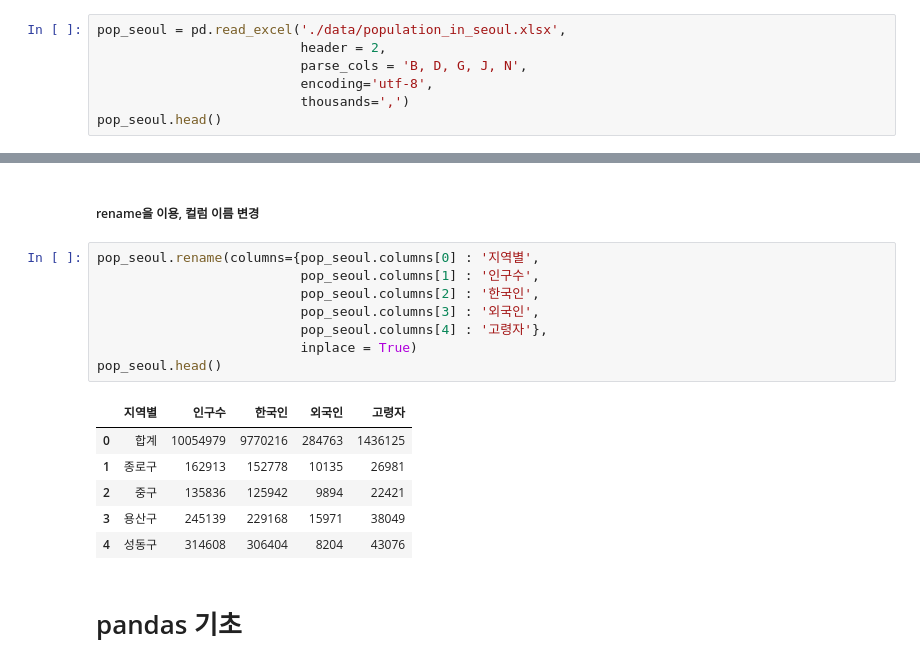
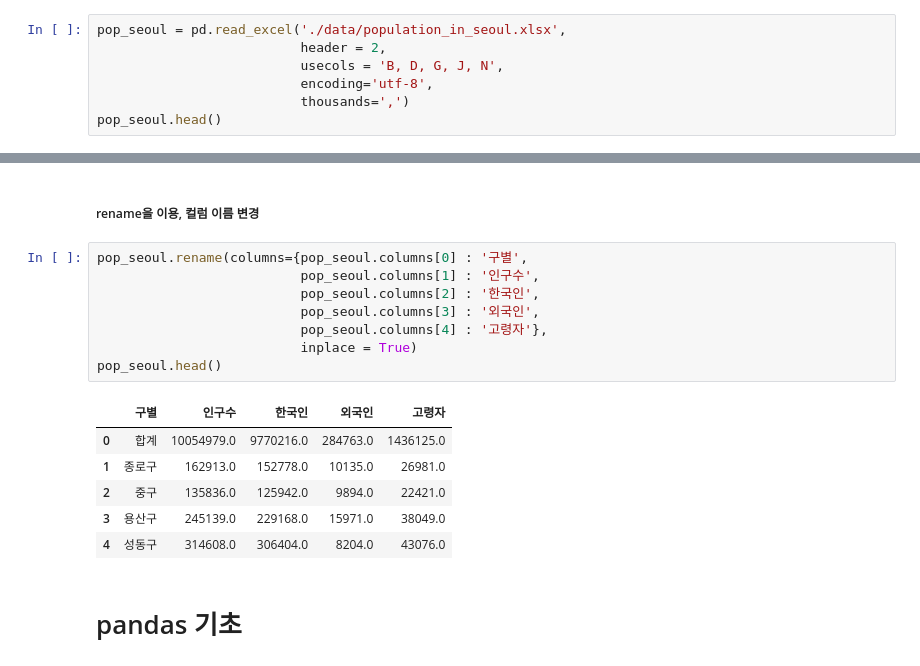
Before and after one commit to jinkyukim-me/python_data_science, a Jupyter notebook: cctv_in_seoul.ipynb, the cells around one changed output, grey strips where cells are left out. Cells and saved outputs as stored; diff of their text form.

```diff
--- a/cctv_in_seoul.ipynb
+++ b/cctv_in_seoul.ipynb
@@ -118,7 +157,7 @@ pop_seoul.head()
 # %%
 pop_seoul = pd.read_excel('./data/population_in_seoul.xlsx',
                           header = 2,
-                          parse_cols = 'B, D, G, J, N',
+                          usecols = 'B, D, G, J, N',
                           encoding='utf-8',
                           thousands=',')
 pop_seoul.head()
@@ -134,20 +173,20 @@ pop_seoul.head()
 # %% [markdown]
 ##### rename을 이용, 컬럼 이름 변경
 # %%
-pop_seoul.rename(columns={pop_seoul.columns[0] : '지역별',
+pop_seoul.rename(columns={pop_seoul.columns[0] : '구별',
                           pop_seoul.columns[1] : '인구수',
                           pop_seoul.columns[2] : '한국인',
                           pop_seoul.columns[3] : '외국인',
                           pop_seoul.columns[4] : '고령자'},
                           inplace = True)
 pop_seoul.head()
 # %% [output]
-|  | 지역별 | 인구수 | 한국인 | 외국인 | 고령자 |
-| 0 | 합계 | 10054979 | 9770216 | 284763 | 1436125 |
-| 1 | 종로구 | 162913 | 152778 | 10135 | 26981 |
-| 2 | 중구 | 135836 | 125942 | 9894 | 22421 |
-| 3 | 용산구 | 245139 | 229168 | 15971 | 38049 |
-| 4 | 성동구 | 314608 | 306404 | 8204 | 43076 |
+|  | 구별 | 인구수 | 한국인 | 외국인 | 고령자 |
+| 0 | 합계 | 10054979.0 | 9770216.0 | 284763.0 | 1436125.0 |
+| 1 | 종로구 | 162913.0 | 152778.0 | 10135.0 | 26981.0 |
+| 2 | 중구 | 135836.0 | 125942.0 | 9894.0 | 22421.0 |
+| 3 | 용산구 | 245139.0 | 229168.0 | 15971.0 | 38049.0 |
+| 4 | 성동구 | 314608.0 | 306404.0 | 8204.0 | 43076.0 |
 # %% [markdown]
 # pandas 기초
 # %%
```
Also changed, not shown: parts of 98 cells of this notebook, 1 other file.
